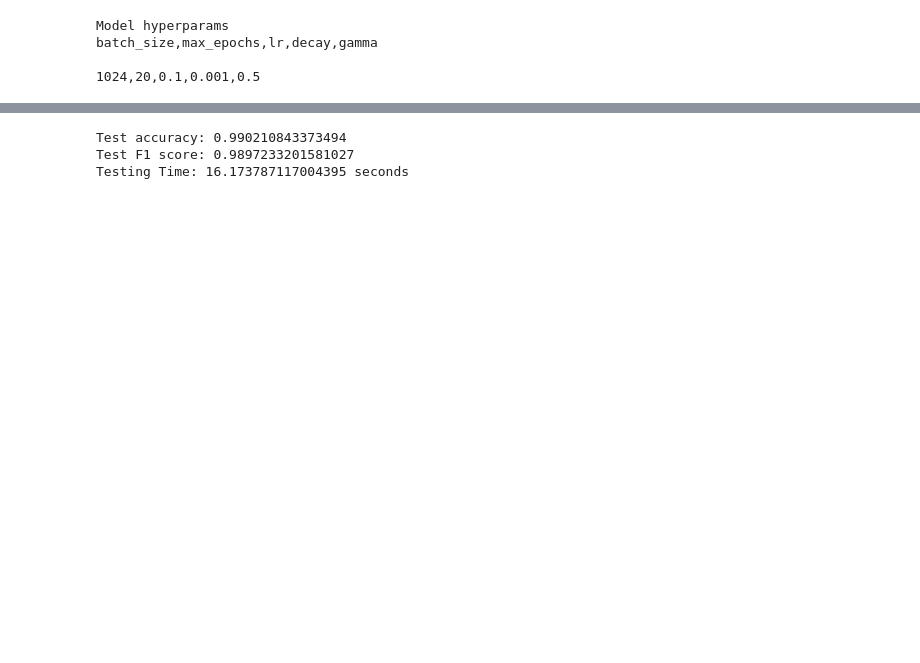
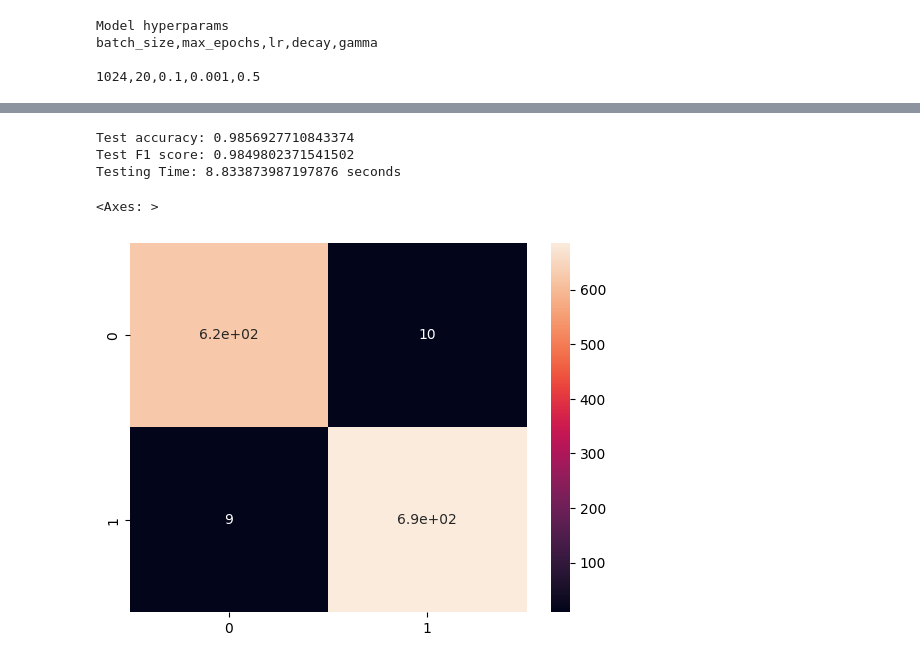
Before and after one commit to nicolacucina/CNN-ParticleClassification, a Jupyter notebook: loadAndTest.ipynb, the cells around one changed output, grey strips where cells are left out. Saved outputs shown, nothing was run; the diff lists cells and outputs as text; code cells hidden in the pictures; blank space fills up the shorter version.

```diff
--- a/loadAndTest.ipynb
+++ b/loadAndTest.ipynb
@@ -80,40 +92,49 @@ test_loader = DataLoader(dataset=test_data, batch_size=1024, num_workers=1, shuf
 
 net.eval()
 num_correct, num_total, TP, FP, FN = 0, 0, 0, 0, 0
+
 with torch.no_grad():
     for inputs in test_loader:
         if model_type == 'one_class' or model_type == 'one_class_mini':
             images = inputs[1].to(device).float()
             labels = inputs[0].to(device).float().view(-1, 1)
         elif model_type == 'two_classes' or model_type == 'two_classes_mini':
             images = inputs[1].to(device)
             labels = inputs[0].to(device).float()
             images = images.float()
 
         outputs = net(images)
 
         if model_type == 'one_class' or model_type == 'one_class_mini':
             probabilities = torch.sigmoid(outputs)
             preds = (probabilities > 0.5).float()
         elif model_type == 'two_classes' or model_type == 'two_classes_mini':
-            values, preds = torch.max(outputs.detach(), dim=1)
+            probabilities = torch.softmax(outputs, dim=1)
+            preds = torch.argmax(probabilities, dim=1)
 
         num_correct += (preds == labels).sum().item()
         num_total += labels.size(0)
         TP += ((preds == 1) & (labels == 1)).sum().item()
         FP += ((preds == 1) & (labels == 0)).sum().item()
         FN += ((preds == 0) & (labels == 1)).sum().item()
 
+
 acc = num_correct / num_total
 print('Test accuracy: ' + str(acc))
 f1_score = 2 * TP / (2 * TP + FP + FN)
 print('Test F1 score:', f1_score)
 
 print('Testing Time: ' + str(time.time() - start_time) + ' seconds')
+
+#use tp, fp, fn to plot confusion matrix
+cm = [[TP, FP], [FN, (num_total - TP - FP - FN)]]
+sns.heatmap(cm, annot=True)
 # %% [output]
-Test accuracy: 0.990210843373494
-Test F1 score: 0.9897233201581027
-Testing Time: 16.173787117004395 seconds
+Test accuracy: 0.9856927710843374
+Test F1 score: 0.9849802371541502
+Testing Time: 8.833873987197876 seconds
+<Axes: >
+[figure, added]
 # %%
 # Test single image
 index = 42
```
Also changed, not shown: parts of 6 cells of this notebook, 4 other files.
